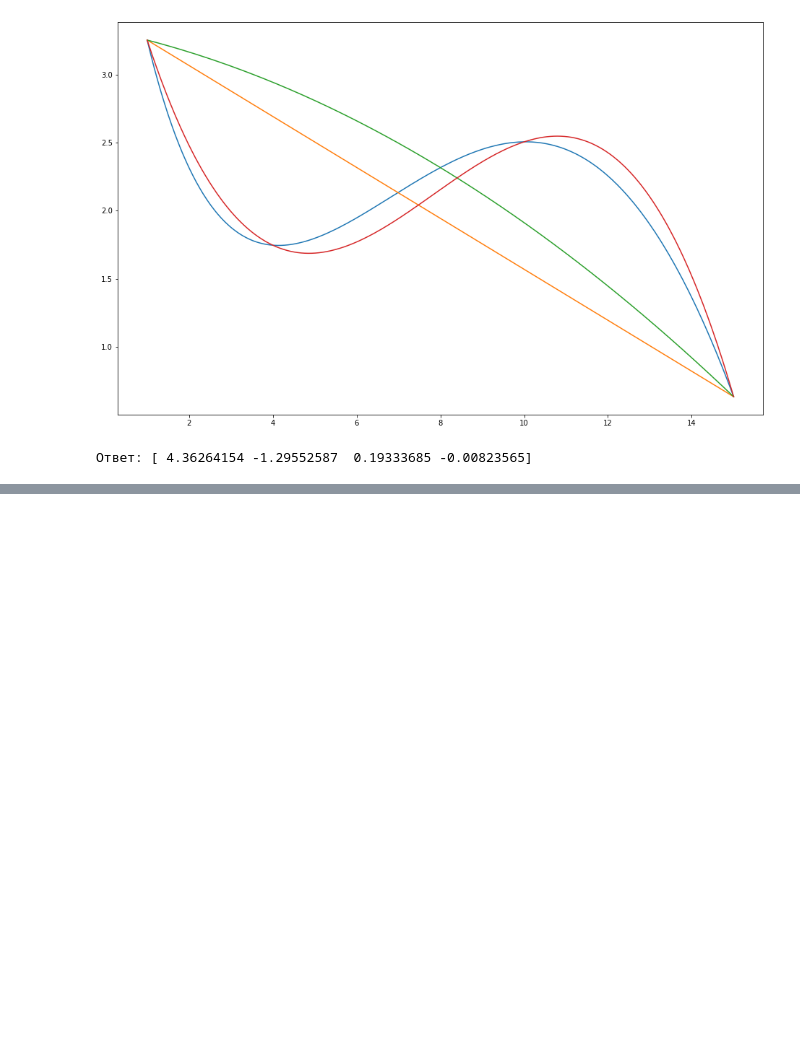
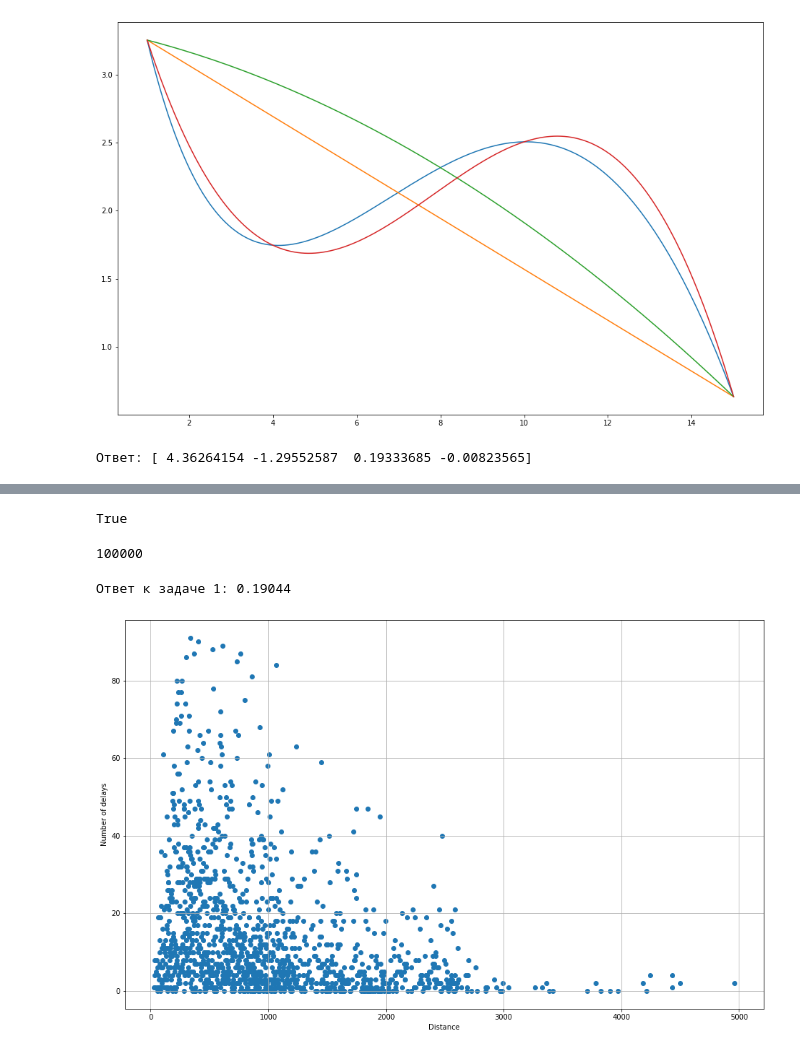
Before and after one commit to lubitelpospat/Mipt_python_4, a Jupyter notebook: HW_1.ipynb, the cells around one changed output, grey strips where cells are left out. Drawn from its saved outputs; the diff is of its cells as text; code cells hidden in the pictures; blank space fills up the shorter version.

```diff
--- a/HW_1.ipynb
+++ b/HW_1.ipynb
@@ -101,0 +128,2 @@ print(f"Ответ: {scipy.linalg.solve(A_3, f_3)}")
+# %%
+df = pd.read_csv("flight_delays.csv.1", sep=",")
@@ -101,0 +139,22 @@ print(f"Ответ: {scipy.linalg.solve(A_3, f_3)}")
+# %%
+len(np.unique(df["UniqueCarrier"])) < len(df)
+# %% [output]
+True
+# %%
+len(df)
+# %% [output]
+100000
+# %%
+print("Ответ к задаче 1:", (df["dep_delayed_15min"] == "Y").sum()/len(df))
+# %% [output]
+Ответ к задаче 1: 0.19044
+# %%
+data = df.groupby("Distance").apply(lambda data: (data["dep_delayed_15min"] == "Y").sum())
+# %%
+fig, ax = plt.subplots(figsize=(16, 10))
+ax.scatter(data.keys().values, data.values)
+ax.grid()
+ax.set_xlabel("Distance")
+ax.set_ylabel("Number of delays");
+# %% [output]
+[figure, added]
```
Also changed, not shown: parts of 5 cells of this notebook, 2 other files.
